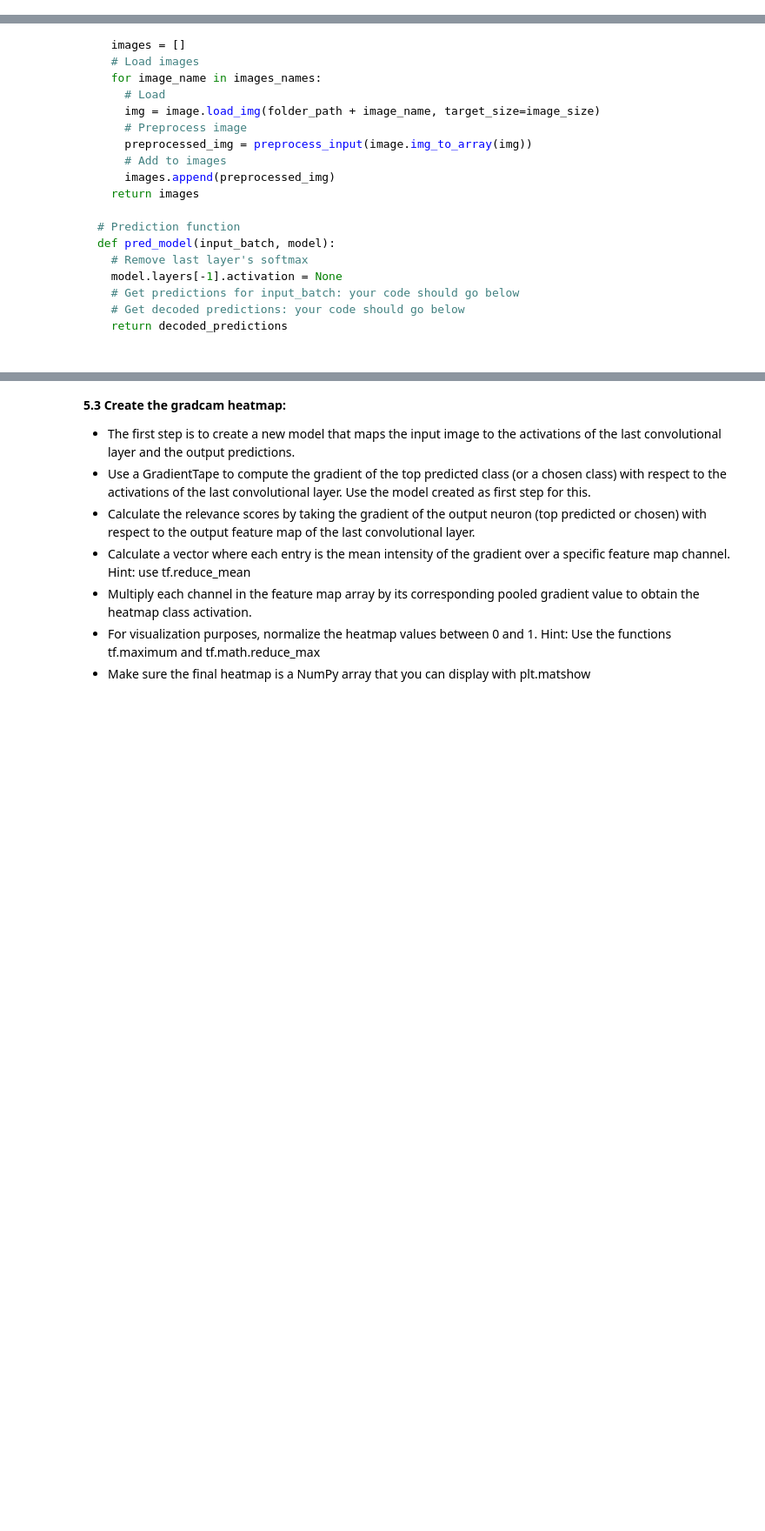
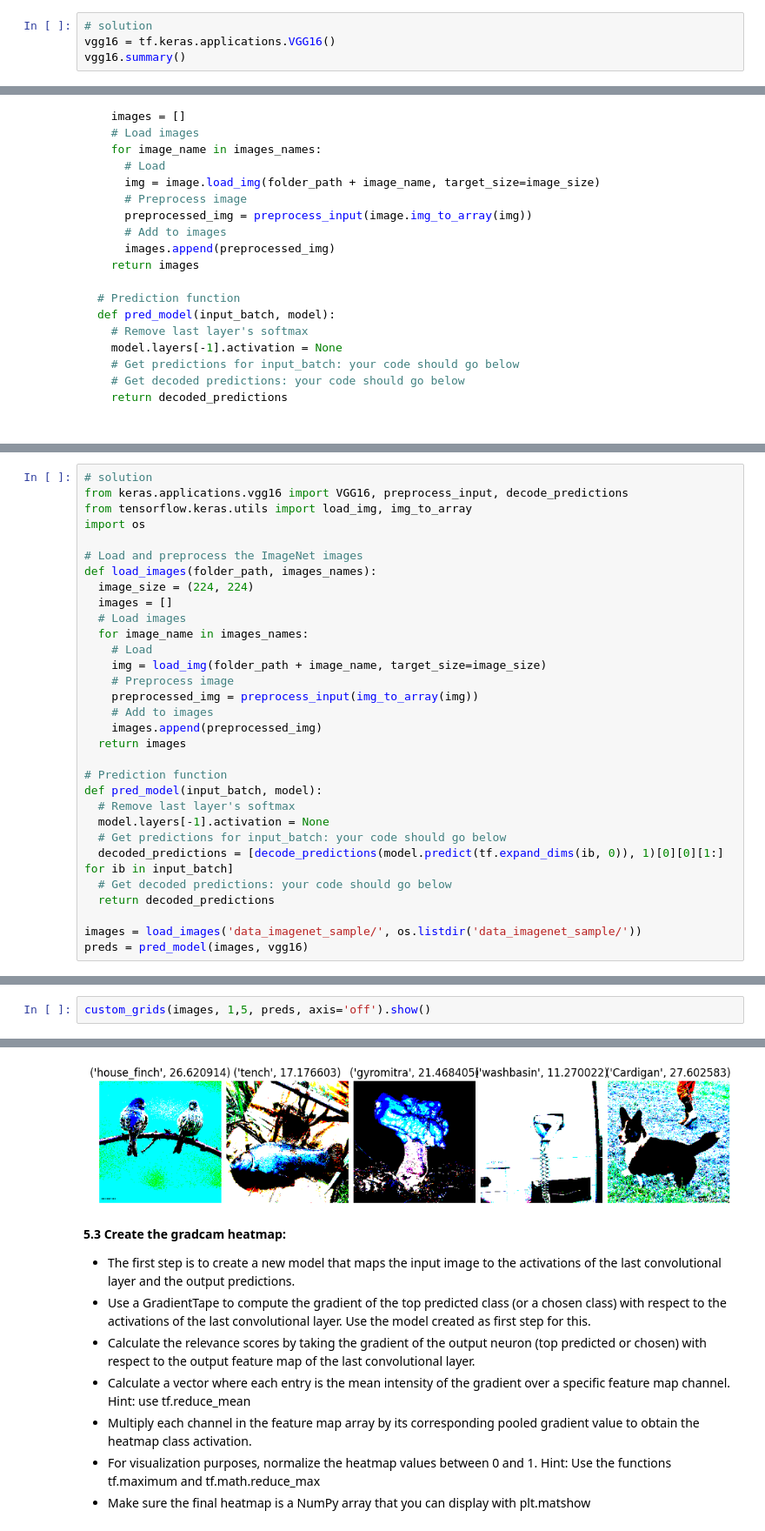
Before and after one commit to MarioROT/CV-MAI, a Jupyter notebook: Session 8/lab_08_2_Visual_Explanations_GradCam.ipynb, the cells around one changed output, grey strips where cells are left out. Shown at 87% size. Cells and saved outputs as stored; diff of their text form; blank space fills up the shorter version.

```diff
--- a/Session 8/lab_08_2_Visual_Explanations_GradCam.ipynb
+++ b/Session 8/lab_08_2_Visual_Explanations_GradCam.ipynb
@@ -192,0 +223,4 @@ clear_session()
+# %%
+# solution
+vgg16 = tf.keras.applications.VGG16()
+vgg16.summary()
@@ -229,0 +280,31 @@ def pred_model(input_batch, model):
+# %%
+# solution
+from keras.applications.vgg16 import VGG16, preprocess_input, decode_predictions
+from tensorflow.keras.utils import load_img, img_to_array
+import os
+
+# Load and preprocess the ImageNet images
+def load_images(folder_path, images_names):
+  image_size = (224, 224)
+  images = []
+  # Load images
+  for image_name in images_names:
+    # Load
+    img = load_img(folder_path + image_name, target_size=image_size)
+    # Preprocess image
+    preprocessed_img = preprocess_input(img_to_array(img))
+    # Add to images
+    images.append(preprocessed_img)
+  return images
+
+# Prediction function
+def pred_model(input_batch, model):
+  # Remove last layer's softmax
+  model.layers[-1].activation = None
+  # Get predictions for input_batch: your code should go below
+  decoded_predictions = [decode_predictions(model.predict(tf.expand_dims(ib, 0)), 1)[0][0][1:] for ib in input_batch]
+  # Get decoded predictions: your code should go below
+  return decoded_predictions
+
+images = load_images('data_imagenet_sample/', os.listdir('data_imagenet_sample/'))
+preds = pred_model(images, vgg16)
@@ -229,0 +317,3 @@ def pred_model(input_batch, model):
+# %%
+custom_grids(images, 1,5, preds, axis='off').show()
+# %% [output]
@@ -230,3 +325,4 @@ def pred_model(input_batch, model):
+[figure, added]
 # %% [markdown]
 **5.3 Create the gradcam heatmap:**
 *   The first step is to create a new model that maps the input image to the activations of the last convolutional layer and the output predictions.
```
Also changed, not shown: parts of 27 cells of this notebook.
